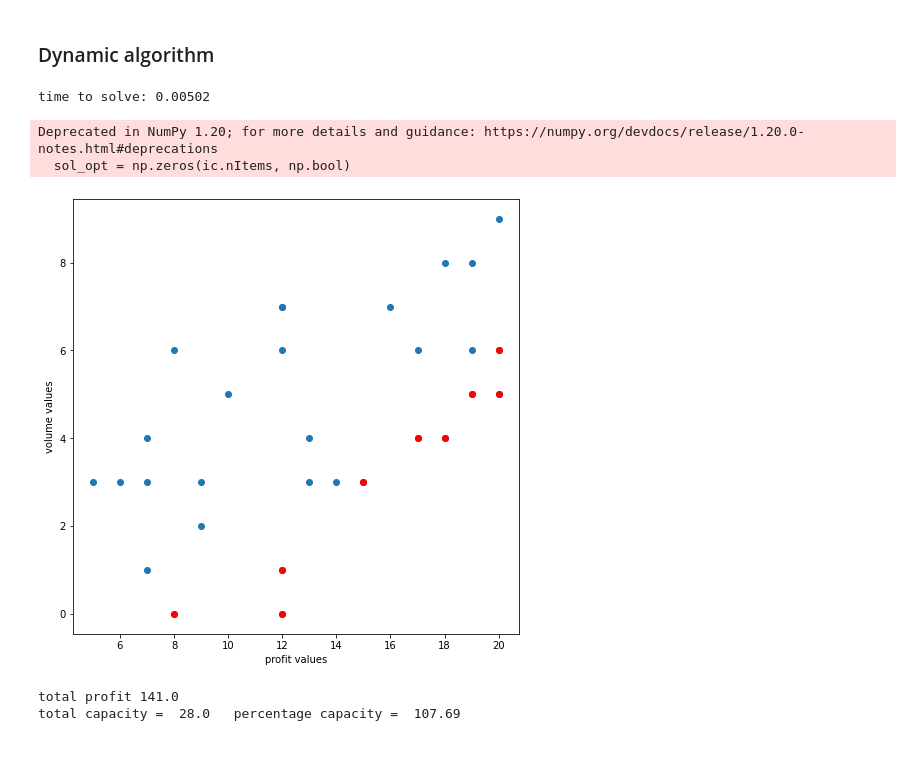
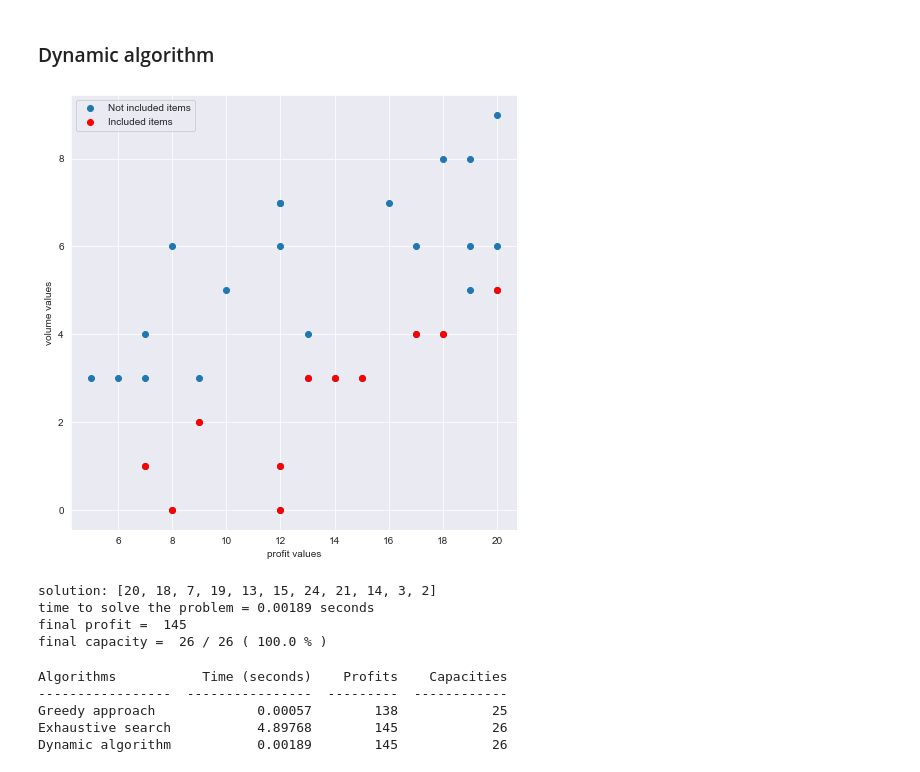
Before and after one commit to SimoneMugnai/AI_USI_MA_Assignments, a Jupyter notebook: introduction_to_the_KP.ipynb, the cells around one changed output. Drawn from its saved outputs; the diff is of its cells as text; code cells hidden in the pictures.

```diff
--- a/introduction_to_the_KP.ipynb
+++ b/introduction_to_the_KP.ipynb
@@ -400,21 +342,46 @@ def dynamicAlgorithm(ic):
 # %%
+# Calculating the time it takes to run the greedy approach.
 start = time()
-value_optimal_sol, optimal_sol = dynamicAlgorithm(ic)
-print("time to solve:", np.round(time() - start, 5))
+value_optimal_sol, optimal_sol = dynamic_algorithm(ic)
+end_time =  np.round(time() - start, 5)
-# %% [output]
-time to solve: 0.00502
-# %%
-sol_opt = np.zeros(ic.nItems, np.bool)
-for i in optimal_sol:
-  sol_opt[i] = True
-
-plot_solution(np.where(sol_opt>0), ic.profit_items, ic.volume_items, color="red")
-plt.show()
-print("total profit", np.sum(ic.profit_items[sol_opt]),
-      "\ntotal capacity = ", np.sum(ic.volume_items[sol_opt]), "\t percentage capacity = ", np.round(np.sum(ic.volume_items[sol_opt])/ic.capacity*100, 2))
-# %% [output]
-Deprecated in NumPy 1.20; for more details and guidance: https://numpy.org/devdocs/release/1.20.0-notes.html#deprecations
-  sol_opt = np.zeros(ic.nItems, np.bool)
-[figure, removed]
-total profit 141.0
-total capacity =  28.0   percentage capacity =  107.69
+# %%
+# Creating a list of zeros of the same length of the number of items, and then it is setting to True the elements that are in the optimal solution.
+sol_opt = np.zeros(ic.nItems, bool)
+for i in optimal_sol:
+    sol_opt[i] = True
+
+profit = int(np.sum(ic.profit_items[sol_opt]))
+capacity = int(np.sum(ic.volume_items[sol_opt]))
+times.append(end_time)
+profits.append(profit)
+capacities.append(capacity)
+
+# Plotting the solution of the problem.
+plot_solution(np.where(sol_opt > 0), ic.profit_items, ic.volume_items, color="red")
+plt.show()
+
+# Printing the solution (index of the items in the knapsack), the total profit and capacity of the solution.
+print("solution:", items)
+print("time to solve the problem =", end_time, "seconds")
+print("final profit = ", profit, "\nfinal capacity = ", capacity, "/", ic.capacity, "(", np.round(capacity / ic.capacity * 100, 2), "% )")
+# %% [output]
+[figure, added]
+solution: [20, 18, 7, 19, 13, 15, 24, 21, 14, 3, 2]
+time to solve the problem = 0.00189 seconds
+final profit =  145
+final capacity =  26 / 26 ( 100.0 % )
+# %%
+# Compare the algorithms
+from tabulate import tabulate
+
+labels = ["Algorithms", "Time (seconds)", "Profits", "Capacities"]
+algorithms = ["Greedy approach", "Exhaustive search", "Dynamic algorithm"]
+
+table = zip(algorithms, times, profits, capacities)
+print(tabulate(table, headers=labels))
+# %% [output]
+Algorithms           Time (seconds)    Profits    Capacities
+-----------------  ----------------  ---------  ------------
+Greedy approach             0.00057        138            25
+Exhaustive search           4.89768        145            26
+Dynamic algorithm           0.00189        145            26
```
Also changed, not shown: parts of 37 cells of this notebook, 1 other file.
